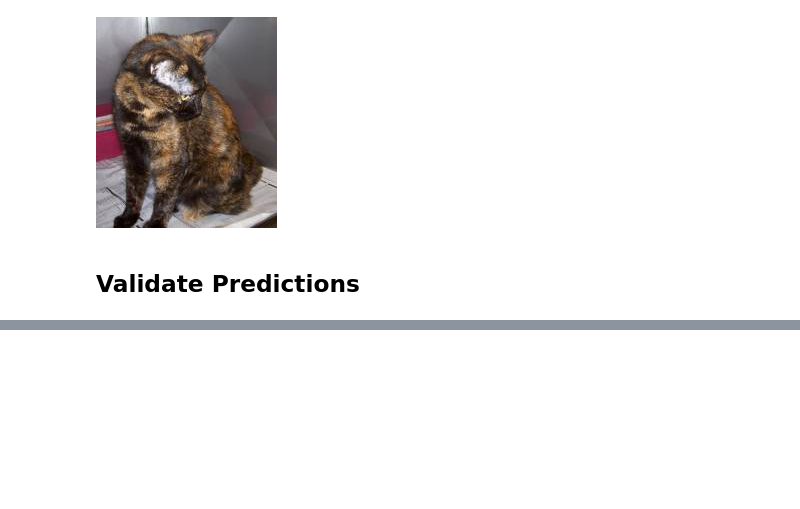
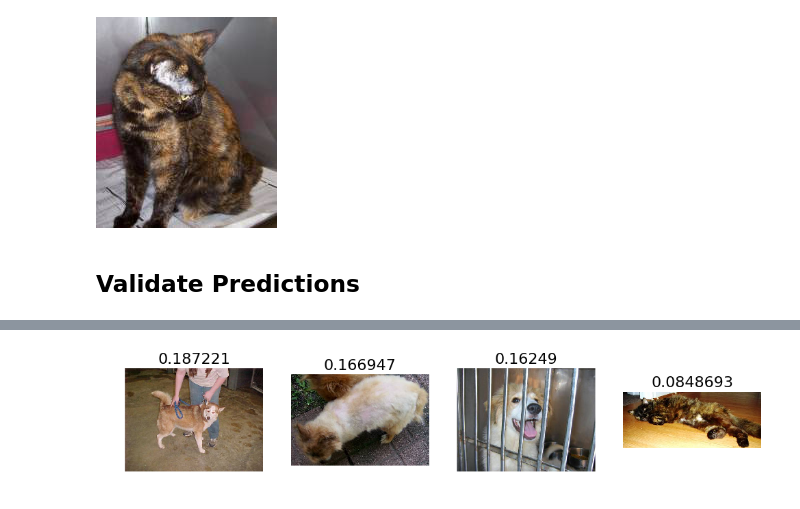
Before and after one commit to Watalza/courses, a Jupyter notebook: deeplearning1/nbs/lesson1_2.ipynb, the cells around one changed output, grey strips where cells are left out. Cells and saved outputs as stored; diff of their text form; code cells hidden in the pictures; blank space fills up the shorter version.

```diff
--- a/deeplearning1/nbs/lesson1_2.ipynb
+++ b/deeplearning1/nbs/lesson1_2.ipynb
@@ -171,0 +259,6 @@ save_array(results_path + 'filenames.dat', filenames)
+# %%
+#5. The most uncertain labels (ie those with probability closest to 0.5).
+most_uncertain = np.argsort(np.abs(our_predictions-0.5))[:n_views]
+plots_idx(most_uncertain, our_predictions[most_uncertain])
+# %% [output]
+[figure, added]
```
Also changed, not shown: parts of 19 cells of this notebook.
